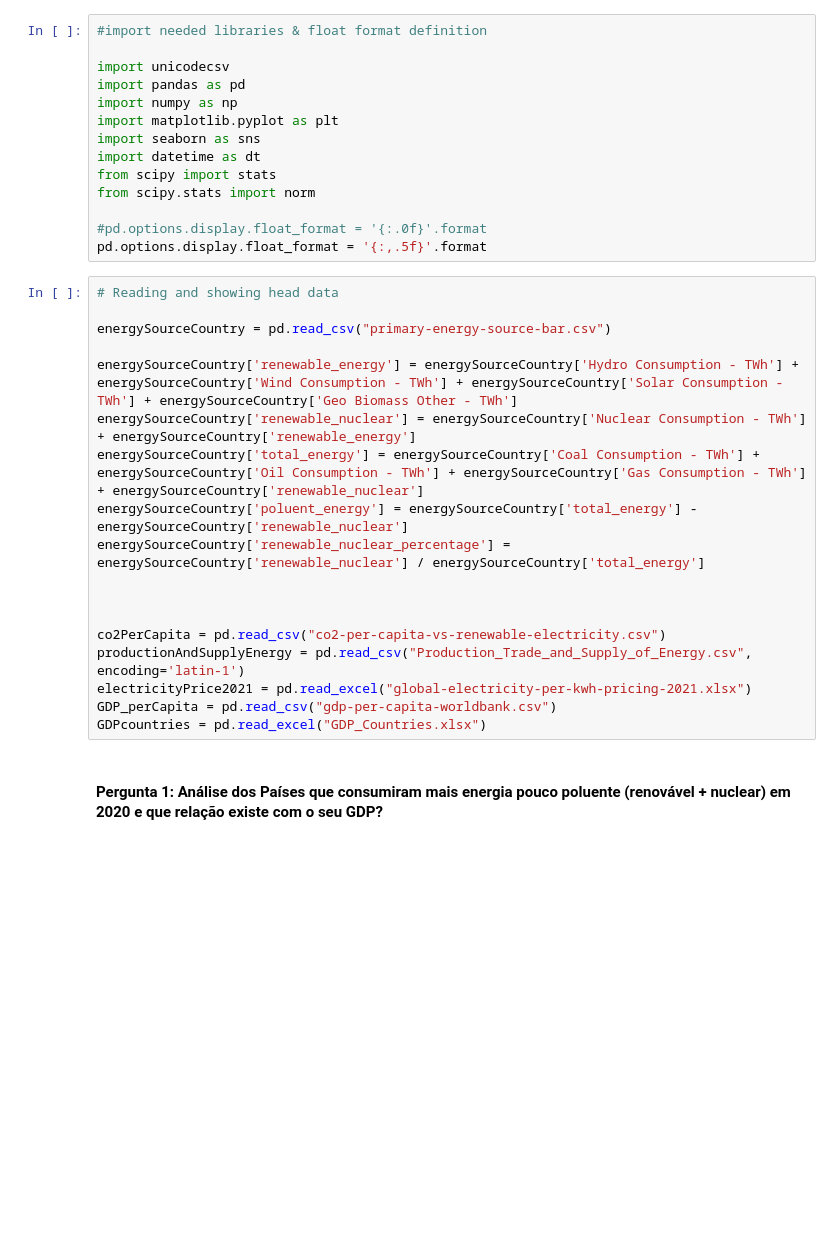
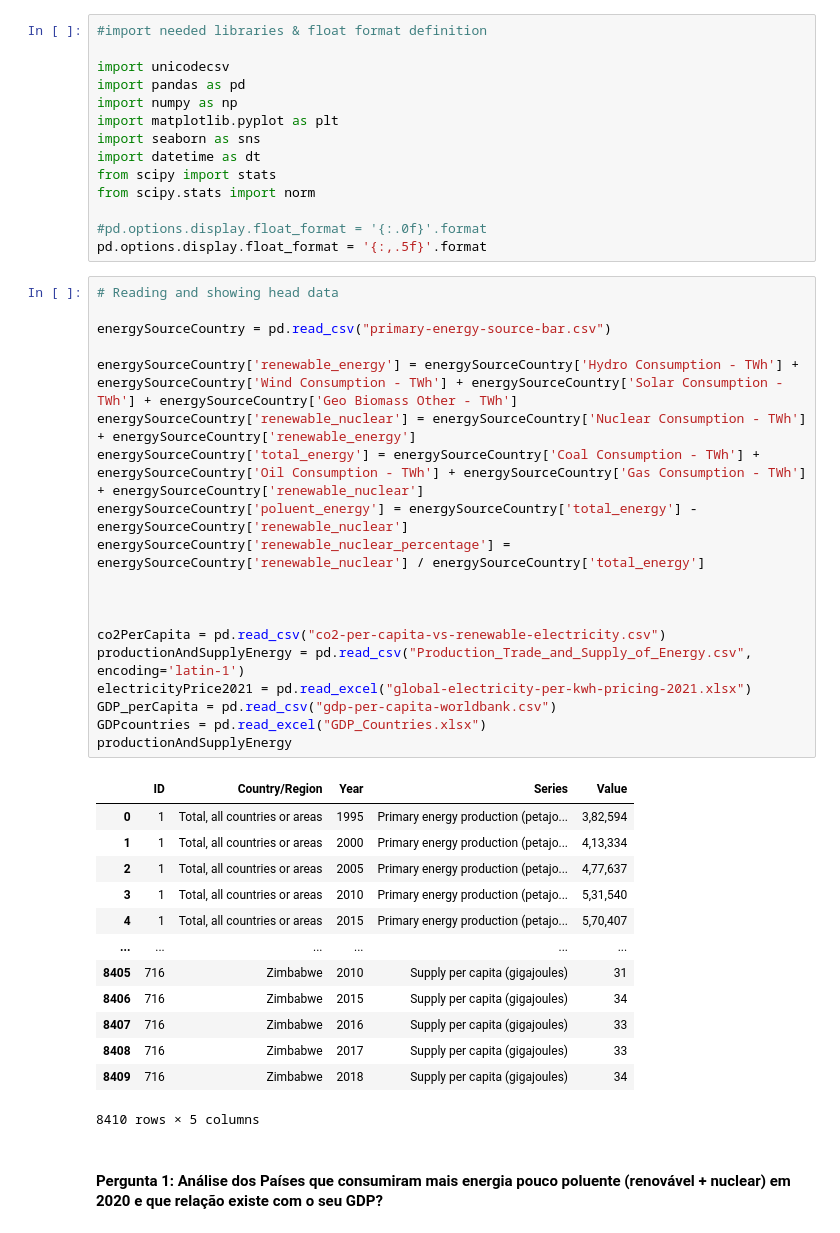
Before and after one commit to ZeMiguelGomes/SGD-data-analysis, a Jupyter notebook: Projeto 2 SGD .ipynb, the cells around one changed output. Drawn from its saved outputs; the diff is of its cells as text; blank space fills up the shorter version.

```diff
--- a/Projeto 2 SGD .ipynb
+++ b/Projeto 2 SGD .ipynb
@@ -51,21 +51,36 @@ pd.options.display.float_format = '{:,.5f}'.format
 # %%
 # Reading and showing head data
 
 energySourceCountry = pd.read_csv("primary-energy-source-bar.csv")
 
 energySourceCountry['renewable_energy'] = energySourceCountry['Hydro Consumption - TWh'] + energySourceCountry['Wind Consumption - TWh'] + energySourceCountry['Solar Consumption - TWh'] + energySourceCountry['Geo Biomass Other - TWh']
 energySourceCountry['renewable_nuclear'] = energySourceCountry['Nuclear Consumption - TWh'] + energySourceCountry['renewable_energy']
 energySourceCountry['total_energy'] = energySourceCountry['Coal Consumption - TWh'] + energySourceCountry['Oil Consumption - TWh'] + energySourceCountry['Gas Consumption - TWh'] + energySourceCountry['renewable_nuclear']
 energySourceCountry['poluent_energy'] = energySourceCountry['total_energy'] - energySourceCountry['renewable_nuclear']
 energySourceCountry['renewable_nuclear_percentage'] = energySourceCountry['renewable_nuclear'] / energySourceCountry['total_energy']
 
 
 
 co2PerCapita = pd.read_csv("co2-per-capita-vs-renewable-electricity.csv")
 productionAndSupplyEnergy = pd.read_csv("Production_Trade_and_Supply_of_Energy.csv", encoding='latin-1')
 electricityPrice2021 = pd.read_excel("global-electricity-per-kwh-pricing-2021.xlsx")
 GDP_perCapita = pd.read_csv("gdp-per-capita-worldbank.csv")
 GDPcountries = pd.read_excel("GDP_Countries.xlsx")
+productionAndSupplyEnergy
+# %% [output]
+|  | ID | Country/Region | Year | Series | Value |
+| 0 | 1 | Total, all countries or areas | 1995 | Primary energy production (petajo... | 3,82,594 |
+| 1 | 1 | Total, all countries or areas | 2000 | Primary energy production (petajo... | 4,13,334 |
+| 2 | 1 | Total, all countries or areas | 2005 | Primary energy production (petajo... | 4,77,637 |
+| 3 | 1 | Total, all countries or areas | 2010 | Primary energy production (petajo... | 5,31,540 |
+| 4 | 1 | Total, all countries or areas | 2015 | Primary energy production (petajo... | 5,70,407 |
+| ... | ... | ... | ... | ... | ... |
+| 8405 | 716 | Zimbabwe | 2010 | Supply per capita (gigajoules) | 31 |
+| 8406 | 716 | Zimbabwe | 2015 | Supply per capita (gigajoules) | 34 |
+| 8407 | 716 | Zimbabwe | 2016 | Supply per capita (gigajoules) | 33 |
+| 8408 | 716 | Zimbabwe | 2017 | Supply per capita (gigajoules) | 33 |
+| 8409 | 716 | Zimbabwe | 2018 | Supply per capita (gigajoules) | 34 |
+8410 rows × 5 columns
 # %% [markdown]
 #### Pergunta 1: Análise dos  Países que consumiram mais energia pouco poluente (renovável + nuclear) em 2020 e que relação existe com o seu GDP?
 # %% [markdown]
```
Also changed, not shown: parts of 11 cells of this notebook.
